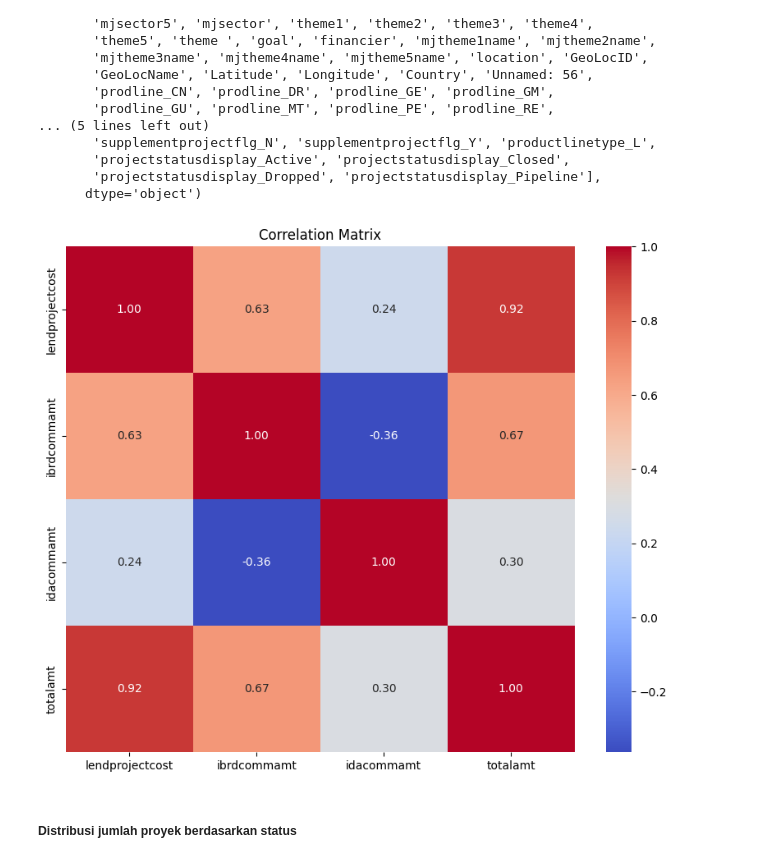
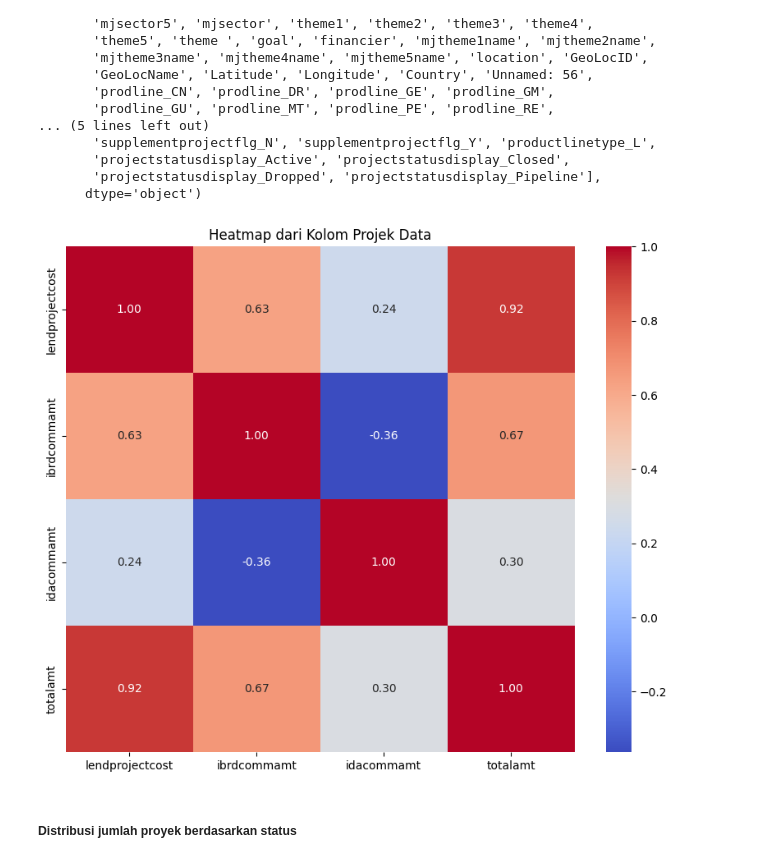
Before and after one commit to Timekeeper25/mini_project_DE_muhammad_raihan_saputra, a Jupyter notebook: notebook.ipynb, the cells around one changed output. Cells and saved outputs as stored; diff of their text form; code cells hidden in the pictures.

```diff
--- a/notebook.ipynb
+++ b/notebook.ipynb
@@ -1125,19 +1127,16 @@ Index(['id', 'regionname', 'countryname', 'lendinginstr', 'status',
        'projectstatusdisplay_Dropped', 'projectstatusdisplay_Pipeline'],
       dtype='object')
 # %%
-# Mengambil hanya kolom-kolom numerik
 numeric_columns = df5[['lendprojectcost', 'ibrdcommamt', 'idacommamt', 'totalamt']]
-
-# Menghitung korelasi antara variabel numerik
 correlation_matrix = numeric_columns.corr()
 
 # Visualisasi heatmap korelasi
 plt.figure(figsize=(10, 8))
 sns.heatmap(correlation_matrix, annot=True, cmap='coolwarm', fmt=".2f")
-plt.title('Correlation Matrix')
+plt.title('Heatmap dari Kolom Projek Data')
 plt.show()
 # %% [output]
-[figure, old version]
+[figure, new version]
 # %% [markdown]
 ##### Distribusi jumlah proyek berdasarkan status
 # %%
```
Also changed, not shown: parts of 20 cells of this notebook, 1 other file.
